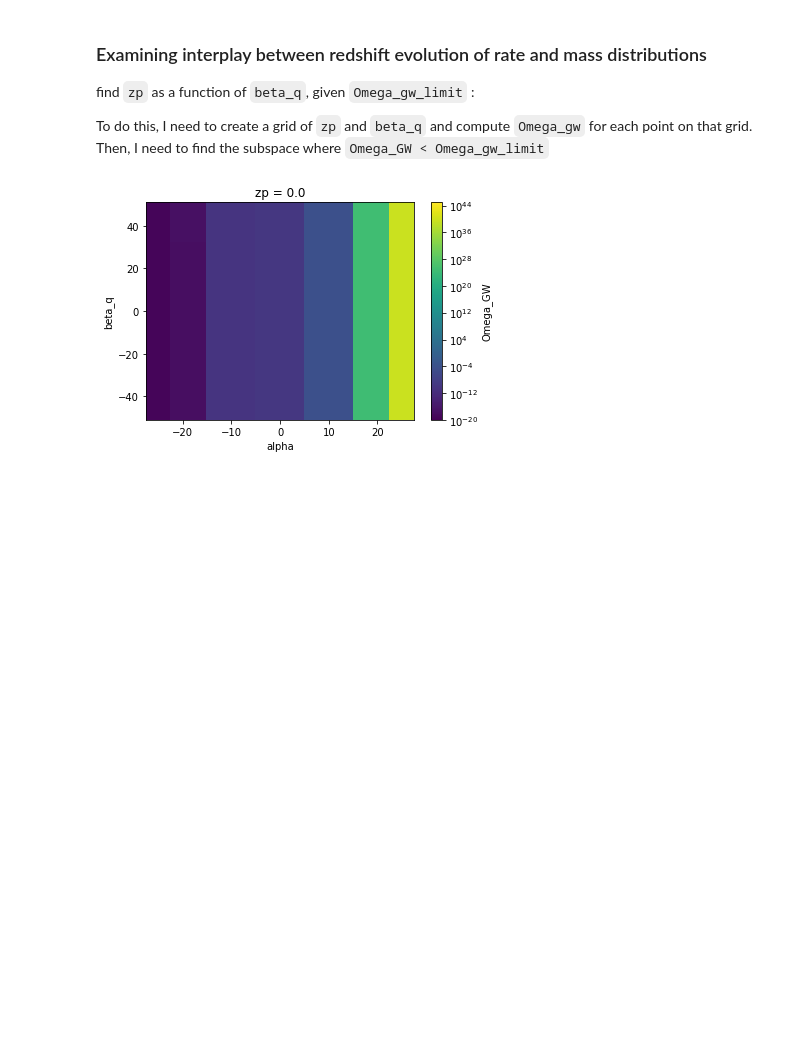
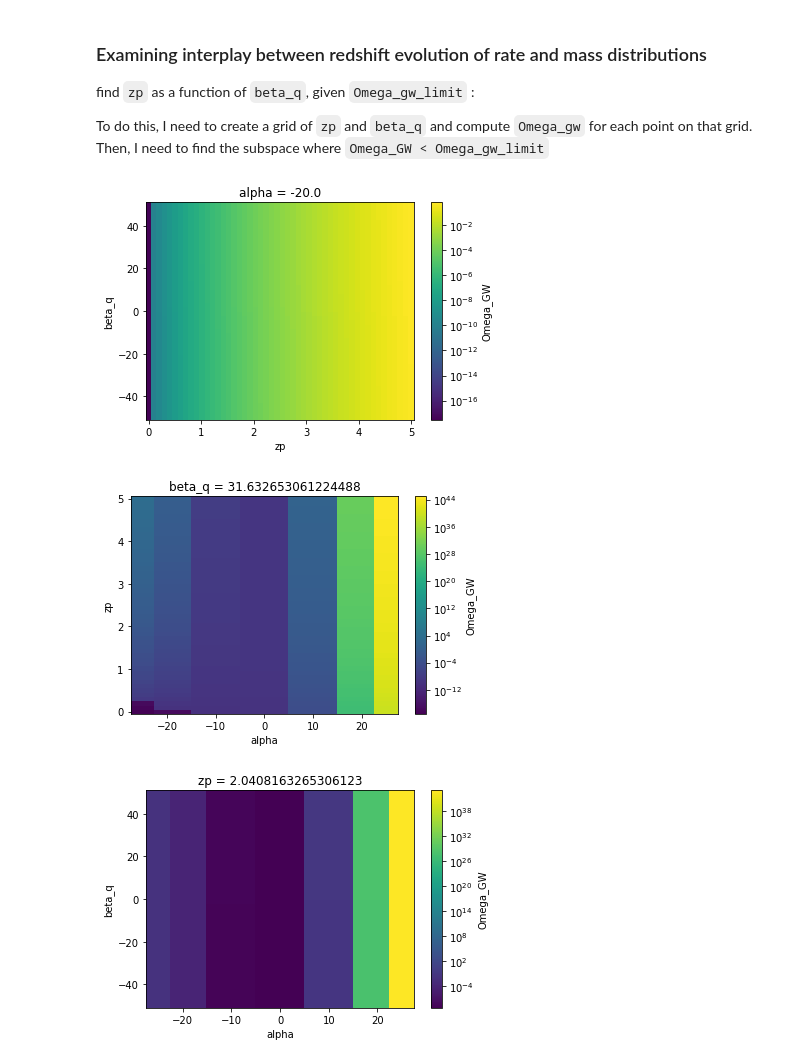
Before and after one commit to afarah18/stochastic_cosmo, a Jupyter notebook: horizon_dist_calculator.ipynb, the cells around one changed output. Drawn from its saved outputs; the diff is of its cells as text; code cells hidden in the pictures; blank space fills up the shorter version.

Commit message:
refine pretty plots of Omega_gw vs these 3 params

```diff
--- a/horizon_dist_calculator.ipynb
+++ b/horizon_dist_calculator.ipynb
@@ -297,12 +298,19 @@ insert = xr.DataArray(Omega_gw_zb_neg10,
 Omega_xr_copy=Omega_xr
 Omega_xr_copy[:,:,2] = insert
 Omega_xr_copy = Omega_xr_copy.assign_coords(alpha=(np.array([-25,-20,-10,0,10,20,25],dtype=float)))
-# %%
-from matplotlib.colors import LogNorm
-# Omega_xr.plot()
-Omega_xr_copy.isel({'zp':0}).plot(norm=LogNorm(vmin=1e-20, vmax=1e45))
-# plt.contour(Omega_xr[Omega_gw_zb<OmegaGW_limit])
-plt.show()
-#so alpha has a huge effect whereas beta_q doesnt really
-# %% [output]
-[figure, removed]
+# %%
+Omega_xr.sel({'alpha':-20}).plot(norm=LogNorm())#(norm=LogNorm(vmin=1e-20, vmax=1e45))
+plt.show()
+#cbar spans 1-10 OOM
+
+Omega_xr.isel({'beta_q':40}).plot(norm=LogNorm())#(norm=LogNorm(vmin=1e-20, vmax=1e45))
+plt.show()
+#cbar spans 56 OOM
+
+Omega_xr.isel({'zp':20}).plot(norm=LogNorm())#(norm=LogNorm(vmin=1e-20, vmax=1e45))
+plt.show()
+#cbar spans 42 OOM
+# %% [output]
+[figure, added]
+[figure, added]
+[figure, added]
```
Also changed, not shown: parts of 2 cells of this notebook.
